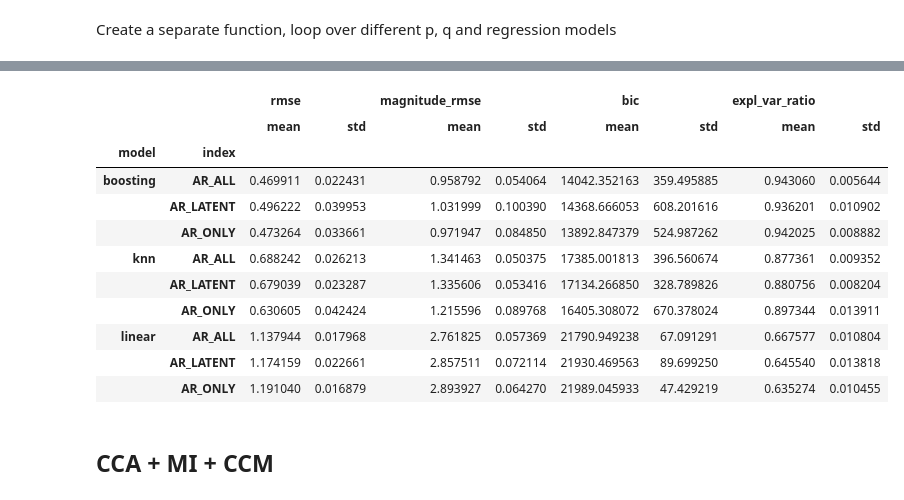
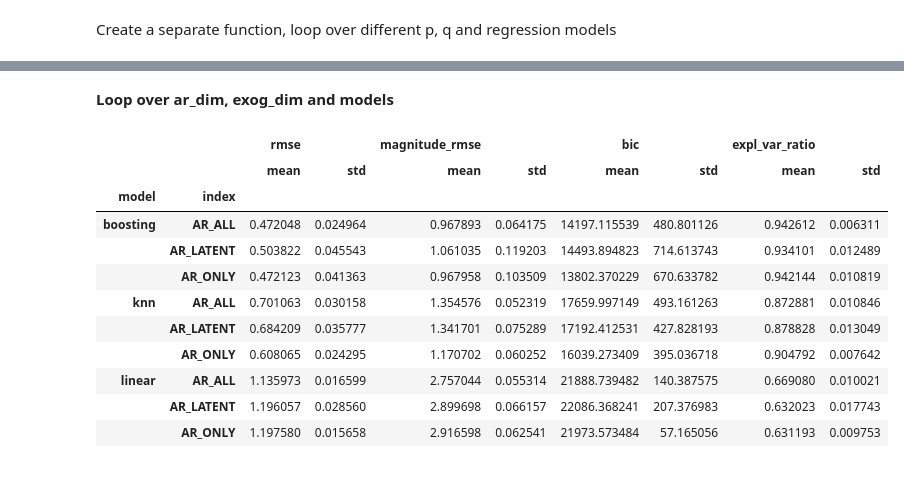
Before and after one commit to intsystems/Vladimirov-MS-Thesis, a Jupyter notebook: code/two-imu-one-dyn-syst.ipynb, the cells around one changed output, grey strips where cells are left out. Saved outputs shown, nothing was run; the diff lists cells and outputs as text; code cells hidden in the pictures.

```diff
--- a/code/two-imu-one-dyn-syst.ipynb
+++ b/code/two-imu-one-dyn-syst.ipynb
@@ -713,7 +833,7 @@ class PureCCA:
 df_x = df_1.iloc[..., 1:].values
 df_y = df_2_interp.iloc[..., 1:].values
 
-pure_cca = PureCCA(lag_set=np.arange(10), d_c=2, d_hid=4)
+pure_cca = PureCCA(lag_set=np.arange(1), d_c=2, d_hid=4)
 pure_cca.fit(df_x, df_y)
 
 x_hidden, y_hidden = pure_cca.transform(df_x, df_y)
@@ -1261,7 +1355,8 @@ def test_all_modes(
     train_ratio: float = 0.8,
     seed: int = SEED,
     model_nm: str = 'linear',
-    model_factory: Callable[[str], Any] = instantiate_model
+    model_factory: Callable[[str], Any] = instantiate_model,
+    feature_builder: Callable = build_lagged_features
 ) -> dict:
     X_train, X_test, Y_train, Y_test = train_test_split(X, Y, train_size=train_ratio, shuffle=False)
 
@@ -1282,7 +1377,7 @@ def test_all_modes(
         Zc_train, _, _, _ = cca.transform(X_train, Y_train, split=True)
         Zc_test, _, _, _ = cca.transform(X_test, Y_test, split=True)
 
-        X_feat_train, Y_target_train = build_lagged_features(
+        X_feat_train, Y_target_train = feature_builder(
             Y=Y_train,
             X=X_train,
             Zc=Zc_train,
@@ -1290,7 +1385,7 @@ def test_all_modes(
             q=exog_lags,
             mode=mode
         )
-        X_feat_test, Y_target_test = build_lagged_features(
+        X_feat_test, Y_target_test = feature_builder(
             Y=Y_test,
             X=X_test,
             Zc=Zc_test,
@@ -1335,17 +1414,49 @@ results_test_df.reset_index(drop=True)
+# %% [markdown]
+**Loop over ar_dim, exog_dim and models**
+# %%
+LAG_SET = np.arange(10)
+CAUSAL_DIM = 2
+HIDDEN_DIM = 4
+
+AR_GRID = np.arange(1, 6)
+EXOG_GRID = np.arange(1, 15)
+MODEL_GRID = ('linear', 'knn', 'boosting')
+
+results = []
+
+for model_nm in tqdm.tqdm(MODEL_GRID):
+    for P in tqdm.tqdm(AR_GRID):
+        for Q in EXOG_GRID:
+            elem_result = test_all_modes(
+                df_x,
+                df_y,
+                lag_set=LAG_SET,
+                causal_dim=CAUSAL_DIM,
+                hidden_dim=HIDDEN_DIM,
+                ar_lags=P,
+                exog_lags=Q,
+                model_nm=model_nm
+            )
+            elem_df = pd.DataFrame(elem_result).T.reset_index()
+            elem_df['model'] = model_nm
+            elem_df['ar'] = P
+            elem_df['exog'] = Q
+            results.append(elem_df)
+
+results_causal_origin = pd.concat(results, ignore_index=True)
+results_causal_origin.to_csv(RESULTS_DIR + 'purecca-origin.csv', index=False)
 # %%
-results_test_df.drop(columns=['ar', 'exog']).groupby(['model', 'index']).agg(['mean', 'std'])
+results_causal_origin.drop(columns=['ar', 'exog']).groupby(['model', 'index']).agg(['mean', 'std'])
 # %% [output]
 |  |  | rmse |  | magnitude_rmse |  | bic |  | expl_var_ratio |  |
 |  |  | mean | std | mean | std | mean | std | mean | std |
 | model | index |  |  |  |  |  |  |  |  |
-| boosting | AR_ALL | 0.469911 | 0.022431 | 0.958792 | 0.054064 | 14042.352163 | 359.495885 | 0.943060 | 0.005644 |
-|  | AR_LATENT | 0.496222 | 0.039953 | 1.031999 | 0.100390 | 14368.666053 | 608.201616 | 0.936201 | 0.010902 |
-|  | AR_ONLY | 0.473264 | 0.033661 | 0.971947 | 0.084850 | 13892.847379 | 524.987262 | 0.942025 | 0.008882 |
-| knn | AR_ALL | 0.688242 | 0.026213 | 1.341463 | 0.050375 | 17385.001813 | 396.560674 | 0.877361 | 0.009352 |
-|  | AR_LATENT | 0.679039 | 0.023287 | 1.335606 | 0.053416 | 17134.266850 | 328.789826 | 0.880756 | 0.008204 |
-|  | AR_ONLY | 0.630605 | 0.042424 | 1.215596 | 0.089768 | 16405.308072 | 670.378024 | 0.897344 | 0.013911 |
-| linear | AR_ALL | 1.137944 | 0.017968 | 2.761825 | 0.057369 | 21790.949238 | 67.091291 | 0.667577 | 0.010804 |
-|  | AR_LATENT | 1.174159 | 0.022661 | 2.857511 | 0.072114 | 21930.469563 | 89.699250 | 0.645540 | 0.013818 |
-|  | AR_ONLY | 1.191040 | 0.016879 | 2.893927 | 0.064270 | 21989.045933 | 47.429219 | 0.635274 | 0.010455 |
+| boosting | AR_ALL | 0.472048 | 0.024964 | 0.967893 | 0.064175 | 14197.115539 | 480.801126 | 0.942612 | 0.006311 |
+|  | AR_LATENT | 0.503822 | 0.045543 | 1.061035 | 0.119203 | 14493.894823 | 714.613743 | 0.934101 | 0.012489 |
+|  | AR_ONLY | 0.472123 | 0.041363 | 0.967958 | 0.103509 | 13802.370229 | 670.633782 | 0.942144 | 0.010819 |
+| knn | AR_ALL | 0.701063 | 0.030158 | 1.354576 | 0.052319 | 17659.997149 | 493.161263 | 0.872881 | 0.010846 |
+|  | AR_LATENT | 0.684209 | 0.035777 | 1.341701 | 0.075289 | 17192.412531 | 427.828193 | 0.878828 | 0.013049 |
+|  | AR_ONLY | 0.608065 | 0.024295 | 1.170702 | 0.060252 | 16039.273409 | 395.036718 | 0.904792 | 0.007642 |
+| linear | AR_ALL | 1.135973 | 0.016599 | 2.757044 | 0.055314 | 21888.739482 | 140.387575 | 0.669080 | 0.010021 |
+|  | AR_LATENT | 1.196057 | 0.028560 | 2.899698 | 0.066157 | 22086.368241 | 207.376983 | 0.632023 | 0.017743 |
+|  | AR_ONLY | 1.197580 | 0.015658 | 2.916598 | 0.062541 | 21973.573484 | 57.165056 | 0.631193 | 0.009753 |
-# %% [markdown]
-## CCA + MI + CCM
```
Also changed, not shown: parts of 50 cells of this notebook.
